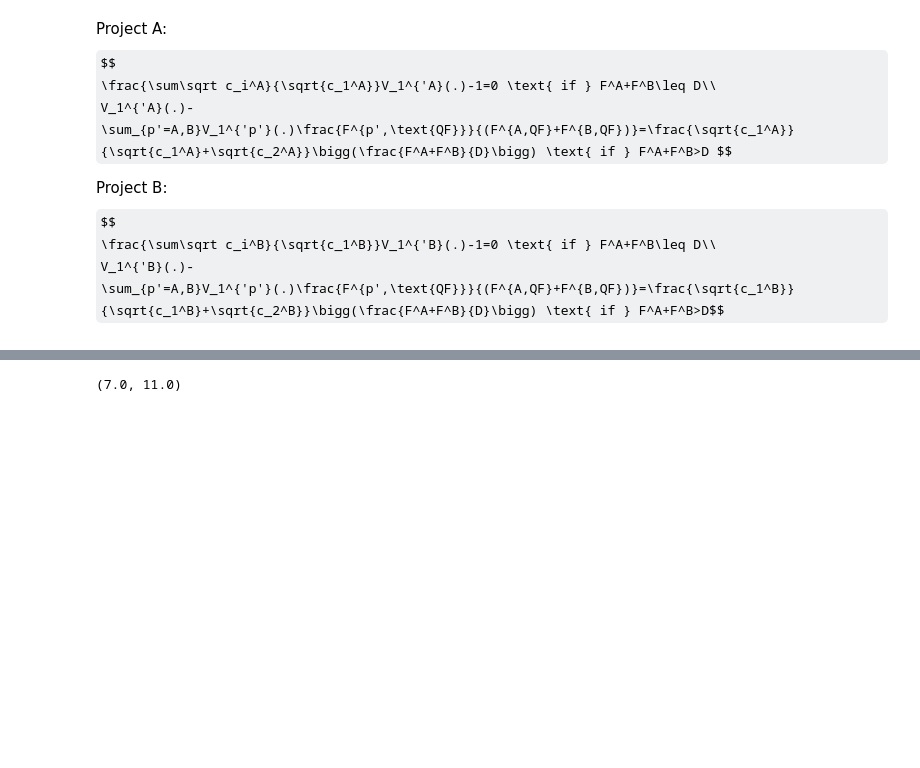
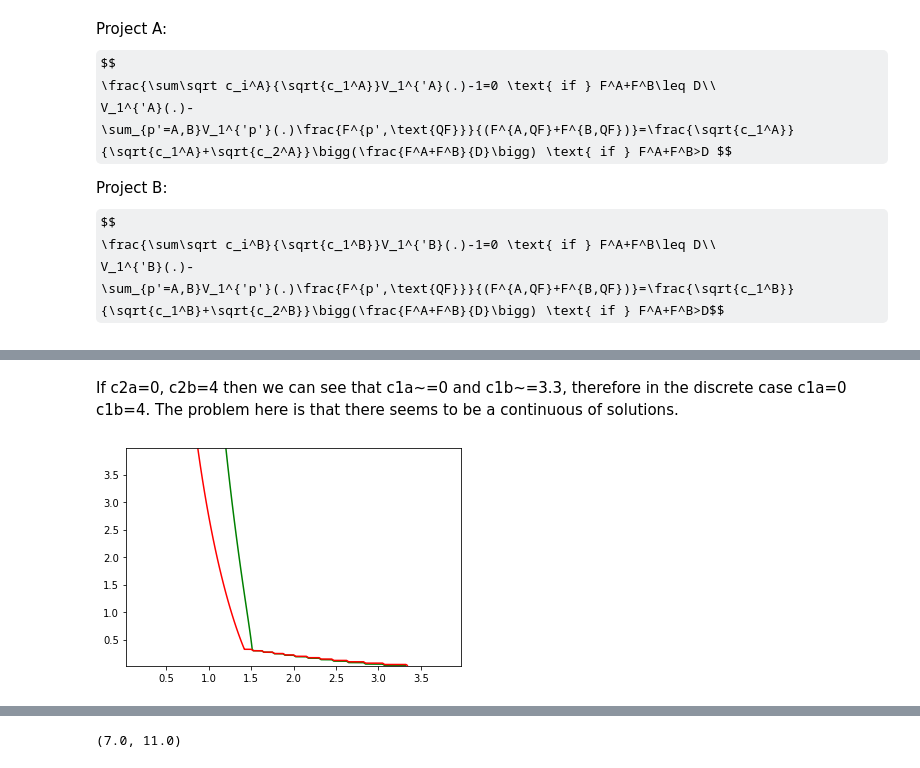
Before and after one commit to rpasquini/qf_games, a Jupyter notebook: QF_with_limited_funds_example.ipynb, the cells around one changed output, grey strips where cells are left out. Drawn from its saved outputs; the diff is of its cells as text; code cells hidden in the pictures; some formulas as TeX source; blank space fills up the shorter version.

```diff
--- a/QF_with_limited_funds_example.ipynb
+++ b/QF_with_limited_funds_example.ipynb
@@ -216,0 +263,7 @@ plt.show()
+# %% [markdown]
+If c2a=0, c2b=4 then we can see that c1a\~=0 and c1b\~=3.3, therefore in the discrete case c1a=0 c1b=4.
+The problem here is that there seems to be a continuous of solutions.
+# %%
+reactionfunction(0,4,8)
+# %% [output]
+[figure, added]
```
Also changed, not shown: parts of 30 cells of this notebook.
